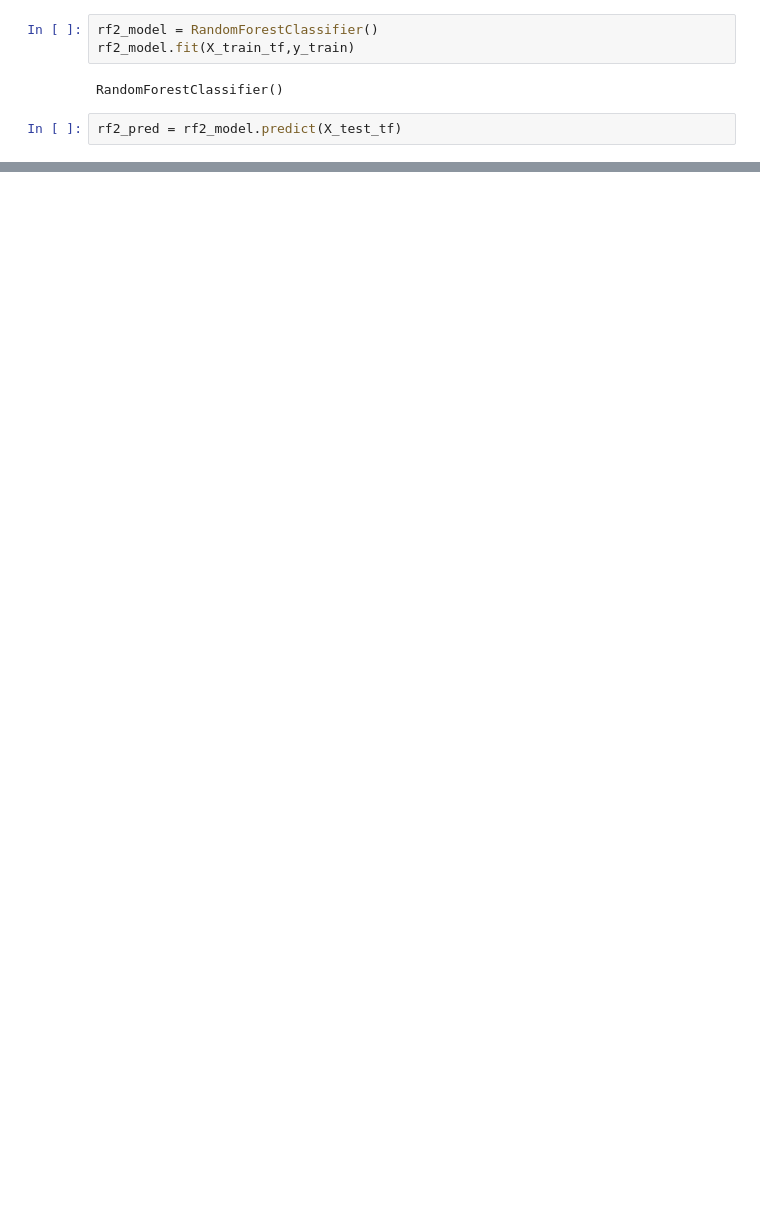
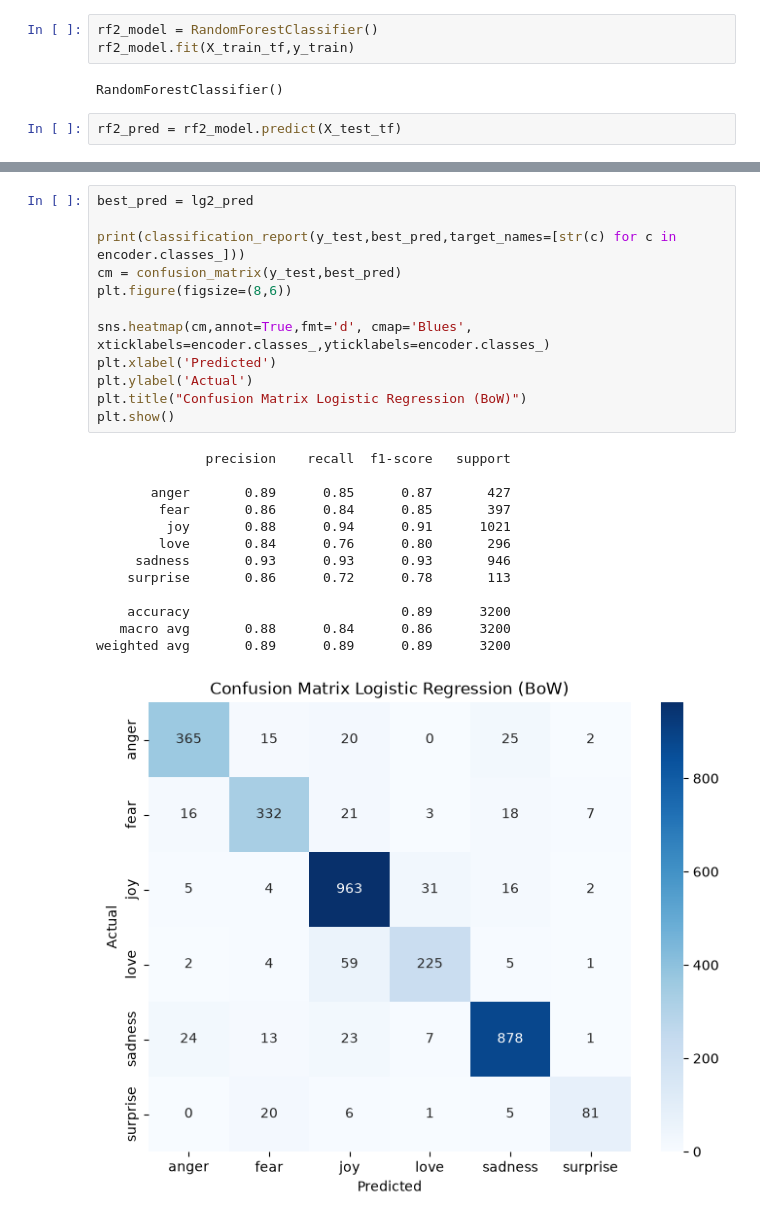
Before and after one commit to kaflebiplob/Emotion_analysis, a Jupyter notebook: notebook/emotion_analysis.ipynb, the cells around one changed output, grey strips where cells are left out. Saved outputs shown, nothing was run; the diff lists cells and outputs as text; blank space fills up the shorter version.

Commit message:
feat: (notebook/emotion) calculated the best model and showed in diagram

```diff
--- a/notebook/emotion_analysis.ipynb
+++ b/notebook/emotion_analysis.ipynb
@@ -295,0 +309,26 @@ results ={
+# %%
+best_pred = lg2_pred
+
+print(classification_report(y_test,best_pred,target_names=[str(c) for c in encoder.classes_]))
+cm = confusion_matrix(y_test,best_pred)
+plt.figure(figsize=(8,6))
+
+sns.heatmap(cm,annot=True,fmt='d', cmap='Blues', xticklabels=encoder.classes_,yticklabels=encoder.classes_)
+plt.xlabel('Predicted')
+plt.ylabel('Actual')
+plt.title("Confusion Matrix Logistic Regression (BoW)")
+plt.show()
+# %% [output]
+              precision    recall  f1-score   support
+
+       anger       0.89      0.85      0.87       427
+        fear       0.86      0.84      0.85       397
+         joy       0.88      0.94      0.91      1021
+        love       0.84      0.76      0.80       296
+     sadness       0.93      0.93      0.93       946
+    surprise       0.86      0.72      0.78       113
+
+    accuracy                           0.89      3200
+   macro avg       0.88      0.84      0.86      3200
+weighted avg       0.89      0.89      0.89      3200
+[figure, added]
```
Also changed, not shown: parts of 4 cells of this notebook.
